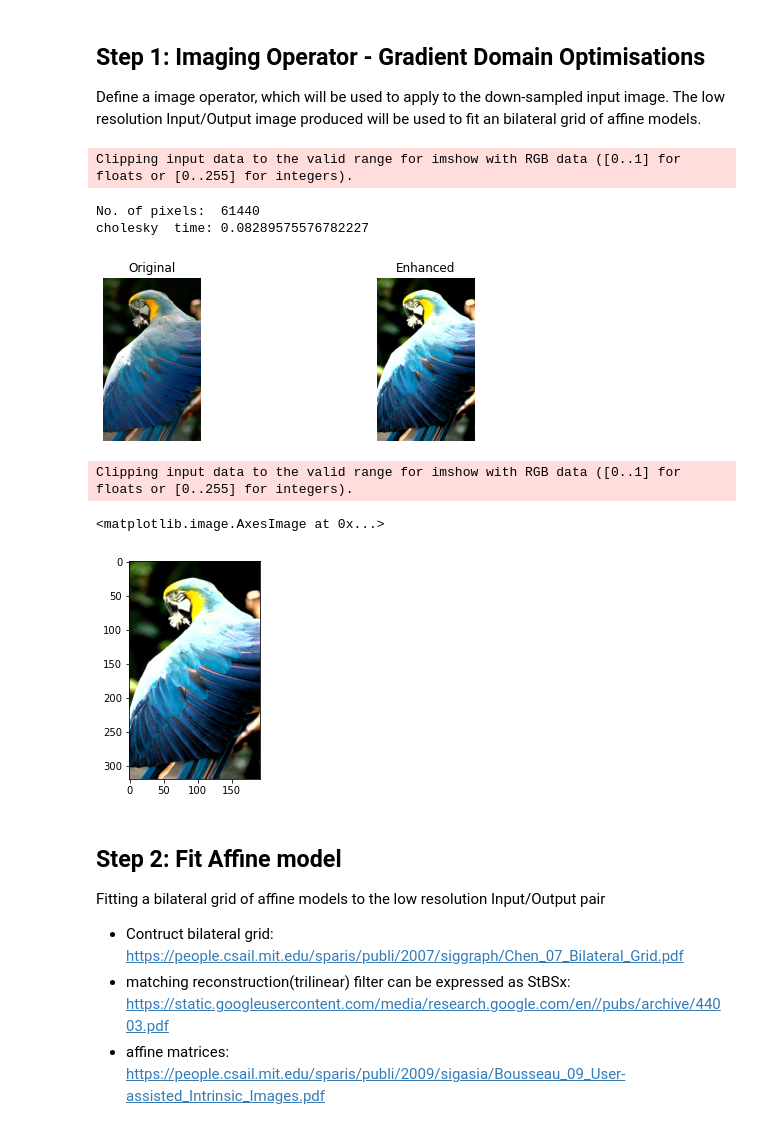
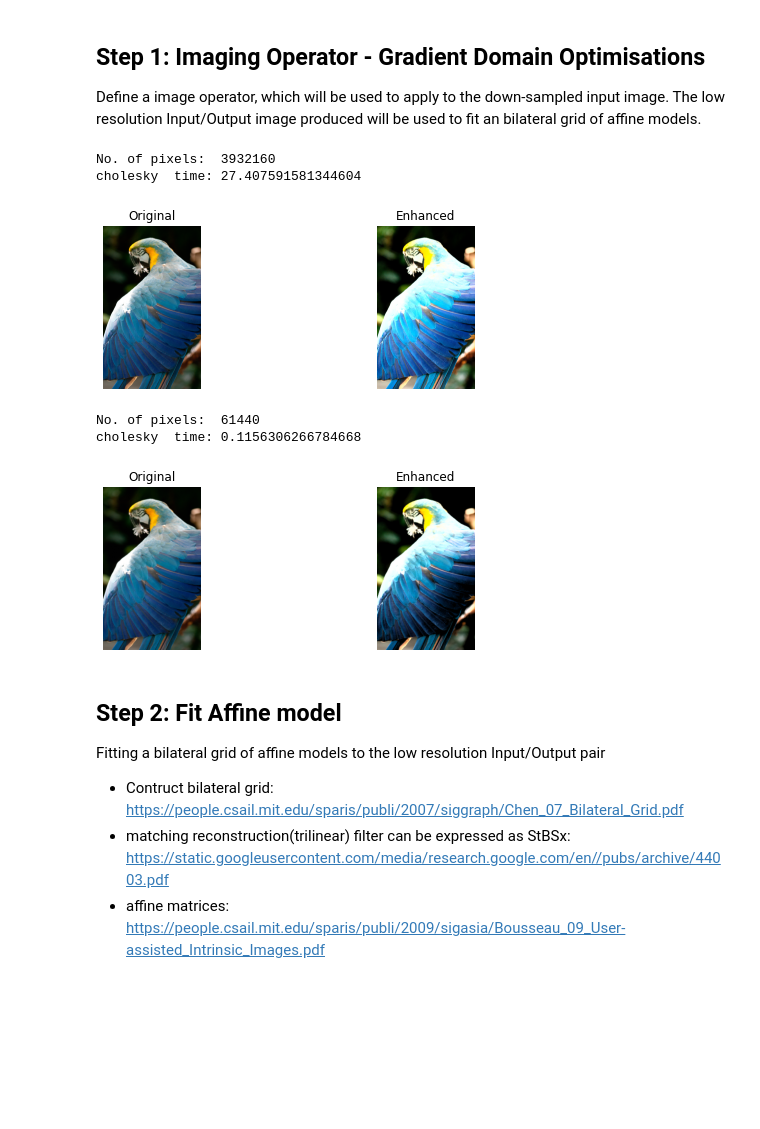
Before and after one commit to elimkwan/Bilateral-Guided-Upsampling, a Jupyter notebook: code.ipynb, the cells around one changed output. Saved outputs shown, nothing was run; the diff lists cells and outputs as text; code cells hidden in the pictures; blank space fills up the shorter version.

```diff
--- a/code.ipynb
+++ b/code.ipynb
@@ -55,13 +55,15 @@ def optGrad(im):
     Gm = np.sqrt(np.sum(G_enhanced*G_enhanced, axis=2))
     w = 1/(Gm + 0.0001)     # to avoid pinching artefacts
     imr = reconstruct_grad_field(G_enhanced,w,im_gray[0,0], im_gray, "cholesky").clip(0,1)
-    # imr = reconstruct_grad_field(G_enhanced,w,im_gray[0,0], im_gray, "sp").clip(0,1)
+#     imr = reconstruct_grad_field(G_enhanced,w,im_gray[0,0], im_gray, "sp").clip(0,1)
 
     imr_col = im.copy()
     c = imr/(im_gray+ 0.0001) # 0.0001 to avoid diversion by 0
     for i in range(0,3):
         imr_col[:,:,i] = im[:,:,i]*c
 
+    result = np.round(imr_col.clip(0,1)*255).astype('uint8')
+#     result = imr_col
 
     plt.figure(figsize=(9, 3))
 
@@ -73,25 +75,32 @@ def optGrad(im):
     plt.subplot(122)
     plt.title('Enhanced')
     plt.axis('off')
-    plt.imshow(imr_col)
+    plt.imshow(result[:,:,:])
 
     plt.show()
-    return imr_col
 
-
-lowr = io.imread(path.join('images','low_res_in.png'))
-lowr_enhanced = optGrad(lowr)
+    return result
-# %% [output]
-Clipping input data to the valid range for imshow with RGB data ([0..1] for floats or [0..255] for integers).
-No. of pixels:  61440
-cholesky  time: 0.08289575576782227
-[figure, removed]
-# %%
-plt.imshow(lowr_enhanced)
-# %% [output]
-Clipping input data to the valid range for imshow with RGB data ([0..1] for floats or [0..255] for integers).
-<matplotlib.image.AxesImage at 0x...>
-[figure, removed]
+# %%
+highr_input_image = io.imread(path.join('images','high_res_in.png'))
+highr_output_image = optGrad(highr_input_image)
+
+highr_input_edge_image  = cv2.cvtColor(highr_input_image, cv2.COLOR_BGR2GRAY)
+highr_input_edge_image  = cv2.normalize(highr_input_edge_image,highr_input_edge_image , 0, 1, cv2.NORM_MINMAX, dtype=cv2.CV_64F)
+
+lowr_input_image = io.imread(path.join('images','low_res_in.png'))
+lowr_output_image = optGrad(lowr_input_image)
+
+lowr_input_edge_image  = cv2.cvtColor(lowr_input_image, cv2.COLOR_BGR2GRAY)
+lowr_input_edge_image  = cv2.normalize(lowr_input_edge_image,lowr_input_edge_image , 0, 1, cv2.NORM_MINMAX, dtype=cv2.CV_64F)
+
+grid_size = [20,15,10,4,3]
+# %% [output]
+No. of pixels:  3932160
+cholesky  time: 27.407591581344604
+[figure, added]
+No. of pixels:  61440
+cholesky  time: 0.1156306266784668
+[figure, added]
 # %% [markdown]
 ## Step 2: Fit Affine model
 Fitting a bilateral grid of affine models to the low resolution Input/Output pair
```
Also changed, not shown: parts of 17 cells of this notebook.
